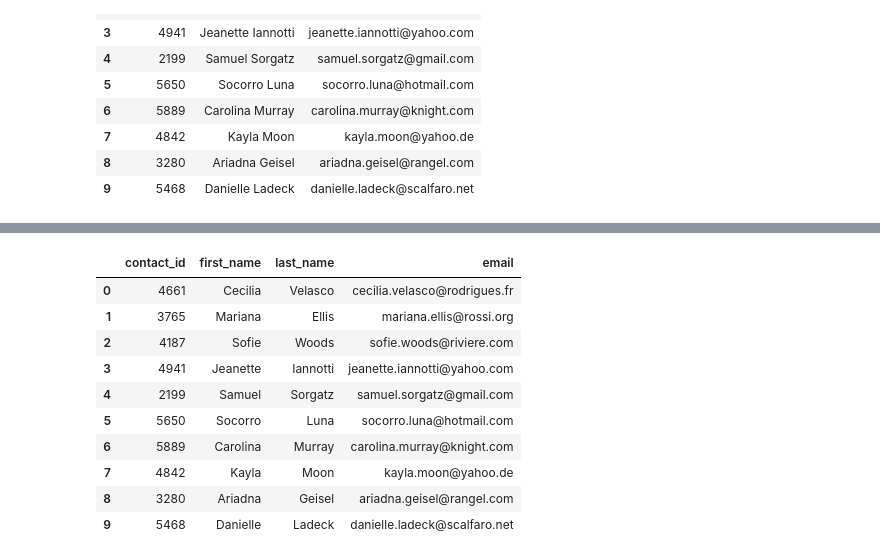
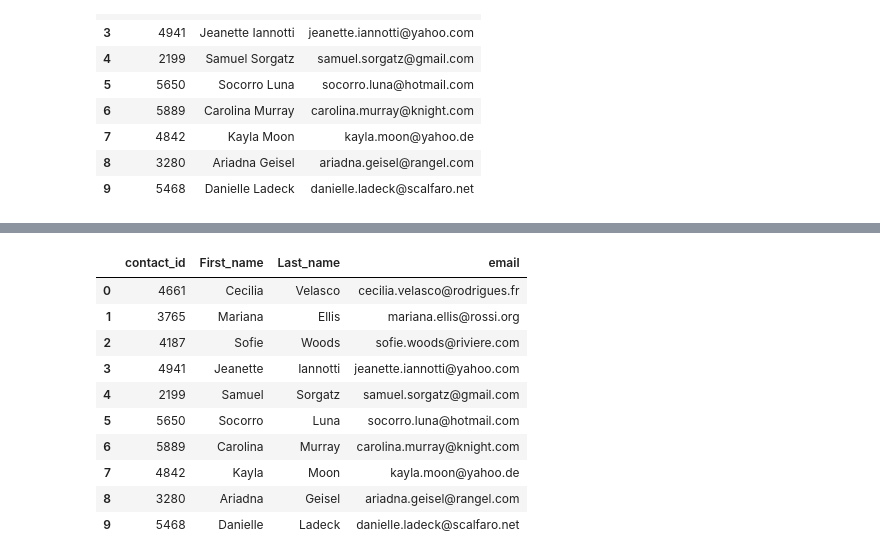
Before and after one commit to Isbelis/Crowdfunding_ETL, a Jupyter notebook: ETL_Mini_Project_ICastroLKrempaBRosensweig.ipynb, the cells around one changed output, grey strips where cells are left out. Saved outputs shown, nothing was run; the diff lists cells and outputs as text; code cells hidden in the pictures.

```diff
--- a/ETL_Mini_Project_ICastroLKrempaBRosensweig.ipynb
+++ b/ETL_Mini_Project_ICastroLKrempaBRosensweig.ipynb
@@ -527,9 +556,9 @@ contact_info_df_copy.head(10)
 # %%
 # Reorder the columns
 contact_info_df_clean = contact_info_df_copy[['contact_id', 'First_name', 'Last_name', 'email']]
-contact_info_df_clean.head()
+contact_info_df_clean.head(10)
 # %% [output]
-|  | contact_id | first_name | last_name | email |
+|  | contact_id | First_name | Last_name | email |
 | 0 | 4661 | Cecilia | Velasco | cecilia.velasco@rodrigues.fr |
 | 1 | 3765 | Mariana | Ellis | mariana.ellis@rossi.org |
 | 2 | 4187 | Sofie | Woods | sofie.woods@riviere.com |
```
Also changed, not shown: parts of 14 cells of this notebook, 4 other files.
